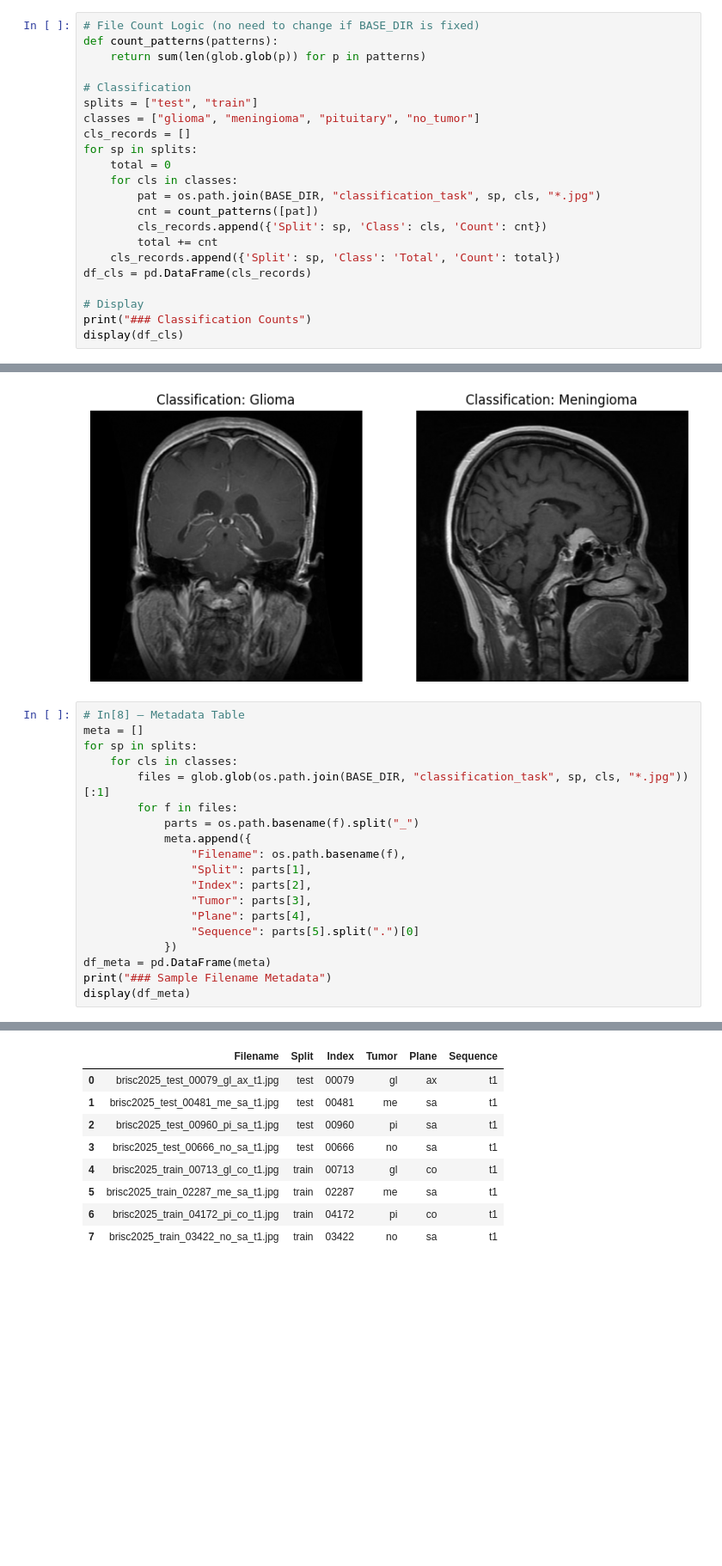
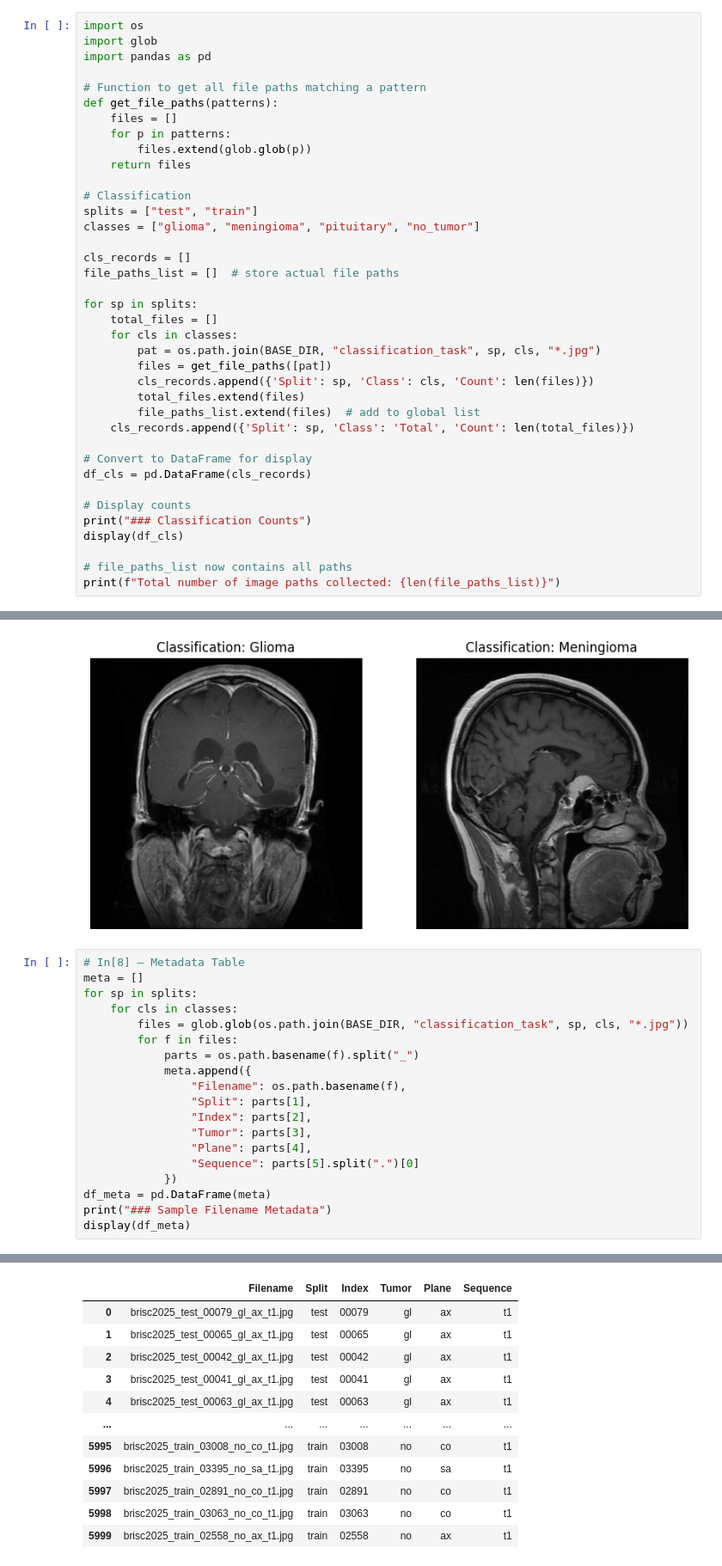
Before and after one commit to depetrofabio/BRISC2025_FL, a Jupyter notebook: experiments/baseline.ipynb, the cells around one changed output, grey strips where cells are left out. Shown at 86% size. Saved outputs shown, nothing was run; the diff lists cells and outputs as text; blank space fills up the shorter version.

```diff
--- a/experiments/baseline.ipynb
+++ b/experiments/baseline.ipynb
@@ -52,27 +52,43 @@ segmentation_task/
     pituitary/
     glioma/
 # %%
-# File Count Logic (no need to change if BASE_DIR is fixed)
-def count_patterns(patterns):
-    return sum(len(glob.glob(p)) for p in patterns)
+import os
+import glob
+import pandas as pd
+
+# Function to get all file paths matching a pattern
+def get_file_paths(patterns):
+    files = []
+    for p in patterns:
+        files.extend(glob.glob(p))
+    return files
 
 # Classification
 splits = ["test", "train"]
 classes = ["glioma", "meningioma", "pituitary", "no_tumor"]
+
 cls_records = []
+file_paths_list = []  # store actual file paths
+
 for sp in splits:
-    total = 0
+    total_files = []
     for cls in classes:
         pat = os.path.join(BASE_DIR, "classification_task", sp, cls, "*.jpg")
-        cnt = count_patterns([pat])
-        cls_records.append({'Split': sp, 'Class': cls, 'Count': cnt})
-        total += cnt
-    cls_records.append({'Split': sp, 'Class': 'Total', 'Count': total})
+        files = get_file_paths([pat])
+        cls_records.append({'Split': sp, 'Class': cls, 'Count': len(files)})
+        total_files.extend(files)
+        file_paths_list.extend(files)  # add to global list
+    cls_records.append({'Split': sp, 'Class': 'Total', 'Count': len(total_files)})
+
+# Convert to DataFrame for display
 df_cls = pd.DataFrame(cls_records)
 
-# Display
+# Display counts
 print("### Classification Counts")
 display(df_cls)
+
+# file_paths_list now contains all paths
+print(f"Total number of image paths collected: {len(file_paths_list)}")
 # %% [output]
 ### Classification Counts
 |  | Split | Class | Count |
@@ -154,30 +171,33 @@ plt.show()
 # %%
 # In[8] — Metadata Table
 meta = []
 for sp in splits:
     for cls in classes:
-        files = glob.glob(os.path.join(BASE_DIR, "classification_task", sp, cls, "*.jpg"))[:1]
+        files = glob.glob(os.path.join(BASE_DIR, "classification_task", sp, cls, "*.jpg"))
         for f in files:
             parts = os.path.basename(f).split("_")
             meta.append({
                 "Filename": os.path.basename(f),
                 "Split": parts[1],
                 "Index": parts[2],
                 "Tumor": parts[3],
                 "Plane": parts[4],
                 "Sequence": parts[5].split(".")[0]
             })
 df_meta = pd.DataFrame(meta)
 print("### Sample Filename Metadata")
 display(df_meta)
 # %% [output]
 ### Sample Filename Metadata
 |  | Filename | Split | Index | Tumor | Plane | Sequence |
 | 0 | brisc2025_test_00079_gl_ax_t1.jpg | test | 00079 | gl | ax | t1 |
-| 1 | brisc2025_test_00481_me_sa_t1.jpg | test | 00481 | me | sa | t1 |
-| 2 | brisc2025_test_00960_pi_sa_t1.jpg | test | 00960 | pi | sa | t1 |
-| 3 | brisc2025_test_00666_no_sa_t1.jpg | test | 00666 | no | sa | t1 |
-| 4 | brisc2025_train_00713_gl_co_t1.jpg | train | 00713 | gl | co | t1 |
-| 5 | brisc2025_train_02287_me_sa_t1.jpg | train | 02287 | me | sa | t1 |
-| 6 | brisc2025_train_04172_pi_co_t1.jpg | train | 04172 | pi | co | t1 |
-| 7 | brisc2025_train_03422_no_sa_t1.jpg | train | 03422 | no | sa | t1 |
+| 1 | brisc2025_test_00065_gl_ax_t1.jpg | test | 00065 | gl | ax | t1 |
+| 2 | brisc2025_test_00042_gl_ax_t1.jpg | test | 00042 | gl | ax | t1 |
+| 3 | brisc2025_test_00041_gl_ax_t1.jpg | test | 00041 | gl | ax | t1 |
+| 4 | brisc2025_test_00063_gl_ax_t1.jpg | test | 00063 | gl | ax | t1 |
+| ... | ... | ... | ... | ... | ... | ... |
+| 5995 | brisc2025_train_03008_no_co_t1.jpg | train | 03008 | no | co | t1 |
+| 5996 | brisc2025_train_03395_no_sa_t1.jpg | train | 03395 | no | sa | t1 |
+| 5997 | brisc2025_train_02891_no_co_t1.jpg | train | 02891 | no | co | t1 |
+| 5998 | brisc2025_train_03063_no_co_t1.jpg | train | 03063 | no | co | t1 |
+| 5999 | brisc2025_train_02558_no_ax_t1.jpg | train | 02558 | no | ax | t1 |
```
Also changed, not shown: parts of 37 cells of this notebook.
